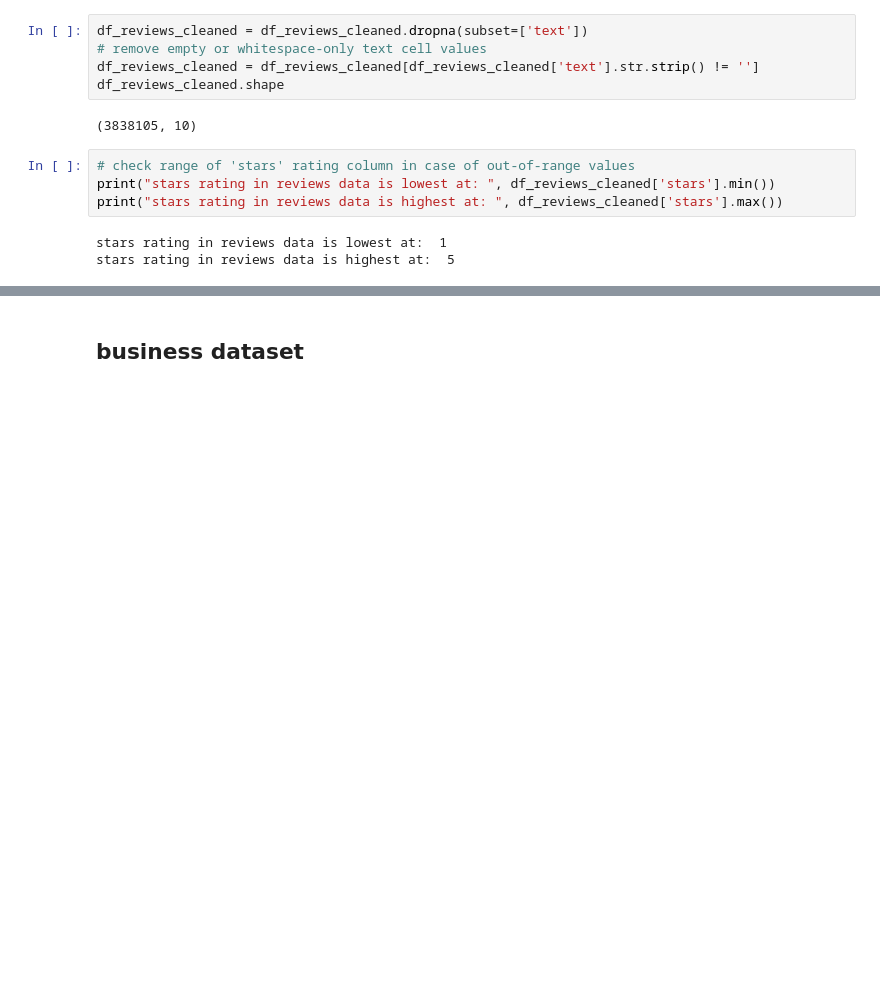
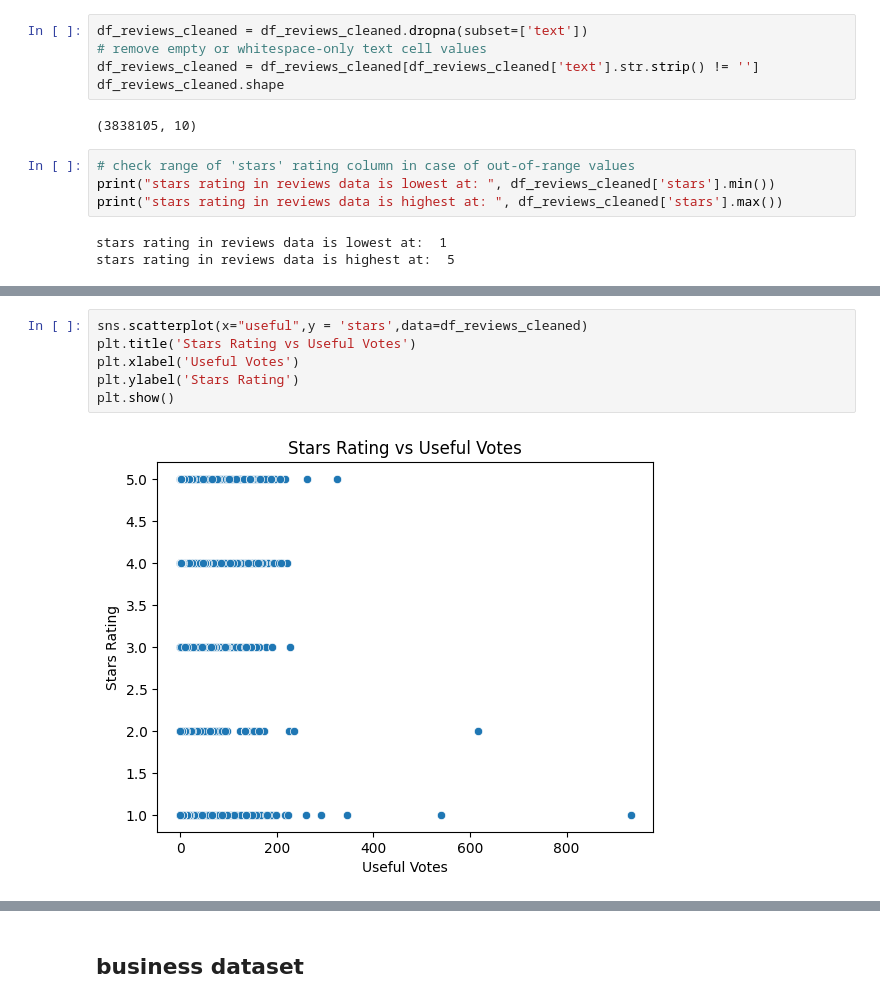
Before and after one commit to vanessageena/MTech-BAP, a Jupyter notebook: vanclean.ipynb, the cells around one changed output, grey strips where cells are left out. Cells and saved outputs as stored; diff of their text form; blank space fills up the shorter version.

```diff
--- a/vanclean.ipynb
+++ b/vanclean.ipynb
@@ -181,0 +231,8 @@ df_reviews_cleaned.shape
+# %%
+sns.scatterplot(x="useful",y = 'stars',data=df_reviews_cleaned)
+plt.title('Stars Rating vs Useful Votes')
+plt.xlabel('Useful Votes')
+plt.ylabel('Stars Rating')
+plt.show()
+# %% [output]
+[figure, added]
```
Also changed, not shown: parts of 58 cells of this notebook.
